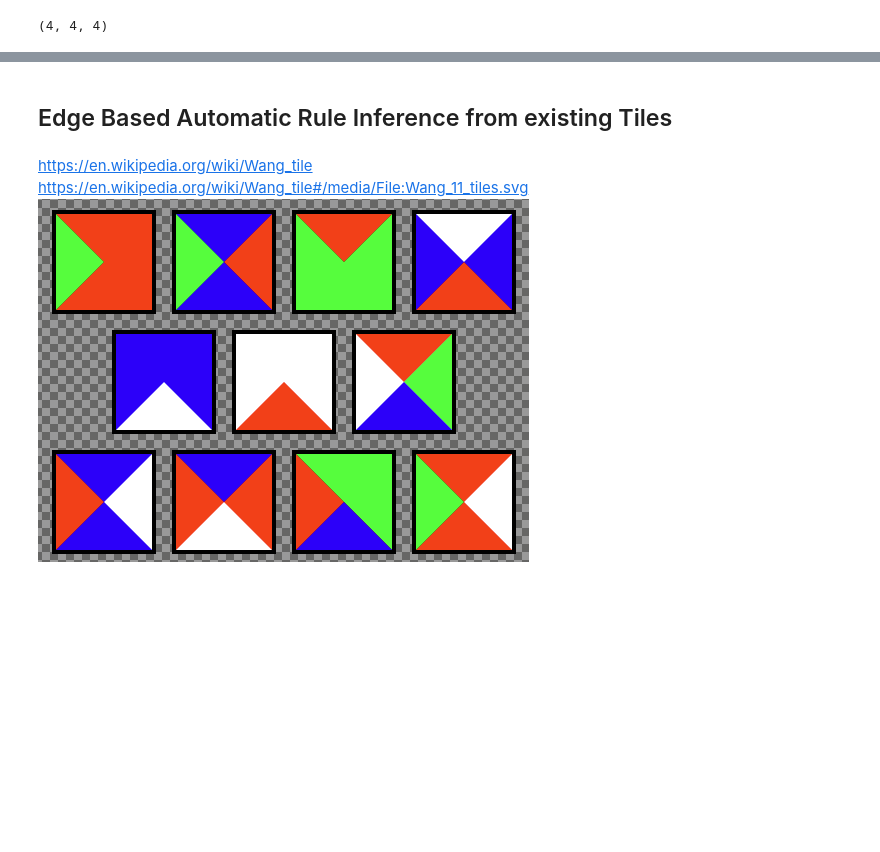
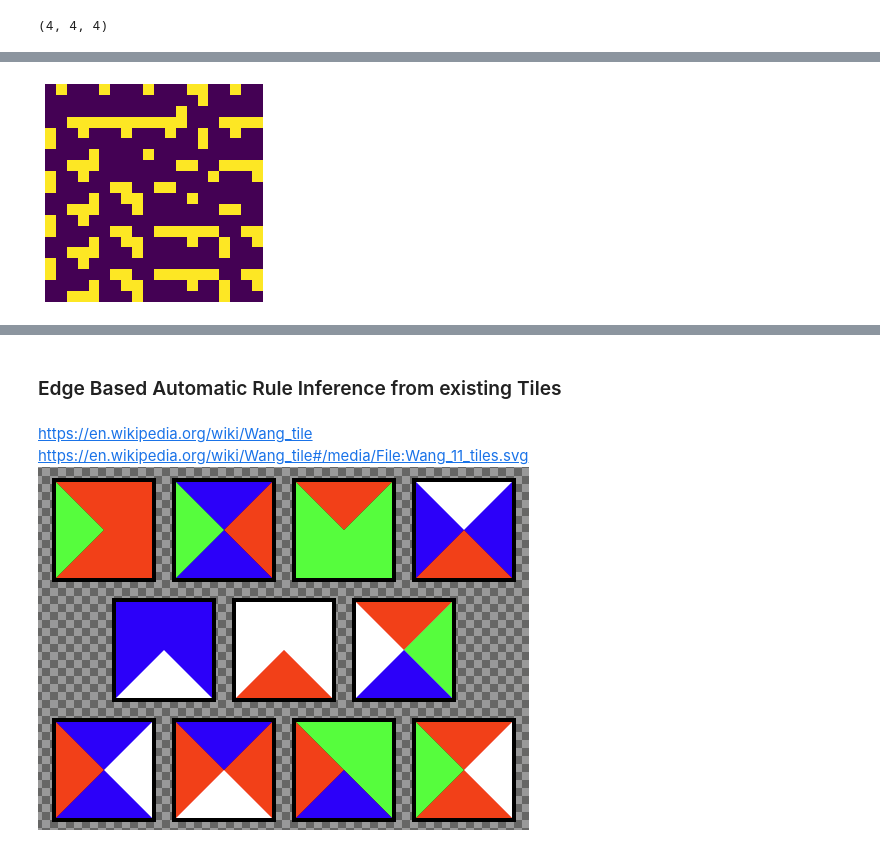
Before and after one commit to flpeters/TextureSynthesis, a Jupyter notebook: 00_Main.ipynb, the cells around one changed output, grey strips where cells are left out. Cells and saved outputs as stored; diff of their text form; code cells hidden in the pictures; blank space fills up the shorter version.

```diff
--- a/00_Main.ipynb
+++ b/00_Main.ipynb
@@ -598,4 +611,8 @@ verify_rules_matrix_2D(RulesMatrix)
 N, M = 10, 10
 AllWaves = list(WFC_2D(N, M, RulesMatrix))
 AllWaves = [ImageFromPartialWaveFunction(N, M, W, TilesMatrix) for W in AllWaves]
+# %%
+show_image(AllWaves[-1])
+# %% [output]
+[figure, added]
 # %%
@@ -604,7 +621,7 @@ animate_images(AllWaves);
 [interactive output not drawn]
 [interactive output not drawn]
 # %% [markdown]
-## Edge Based Automatic Rule Inference from existing Tiles
+### Edge Based Automatic Rule Inference from existing Tiles
 # %%
 def generate_triangle_masks(TileSize:int):
     "Returns 4 boolean Masks used for indexing into the different \"X\" quadrants of a Matrix of shape TileSize x TileSize."
```
Also changed, not shown: parts of 170 cells of this notebook.
